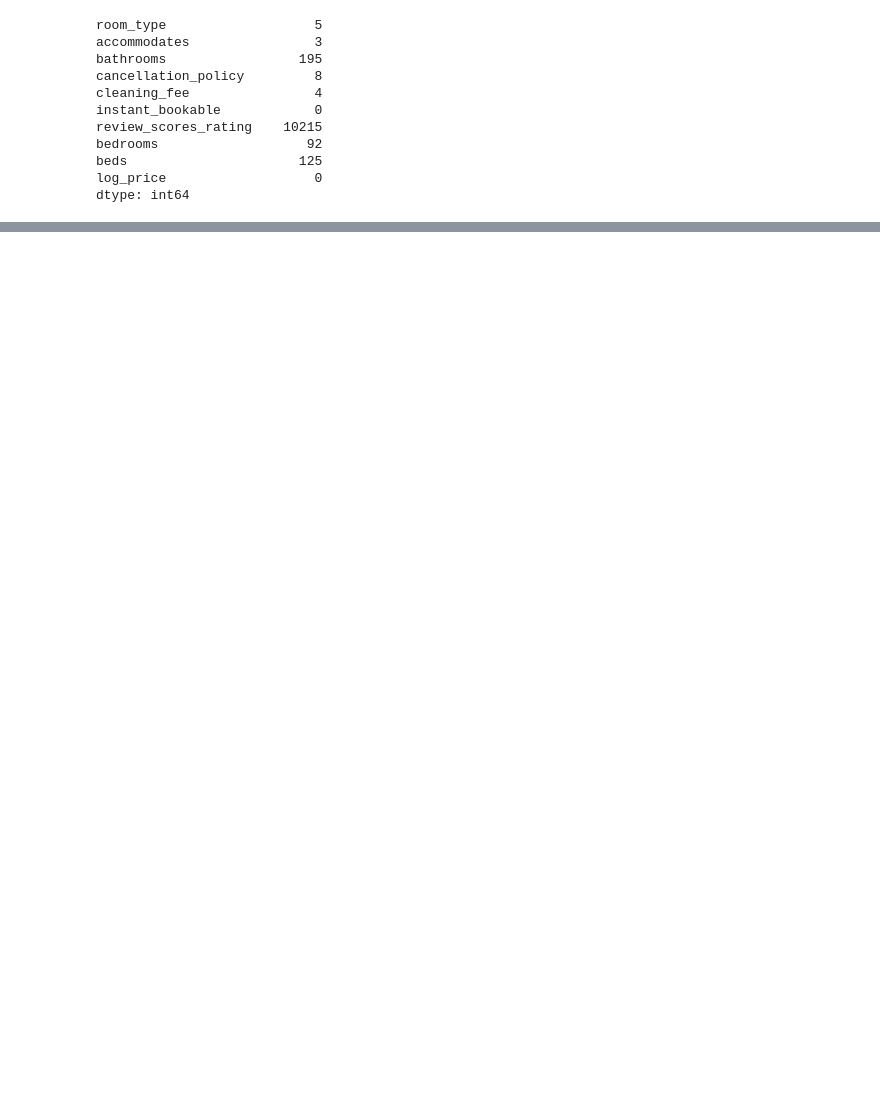
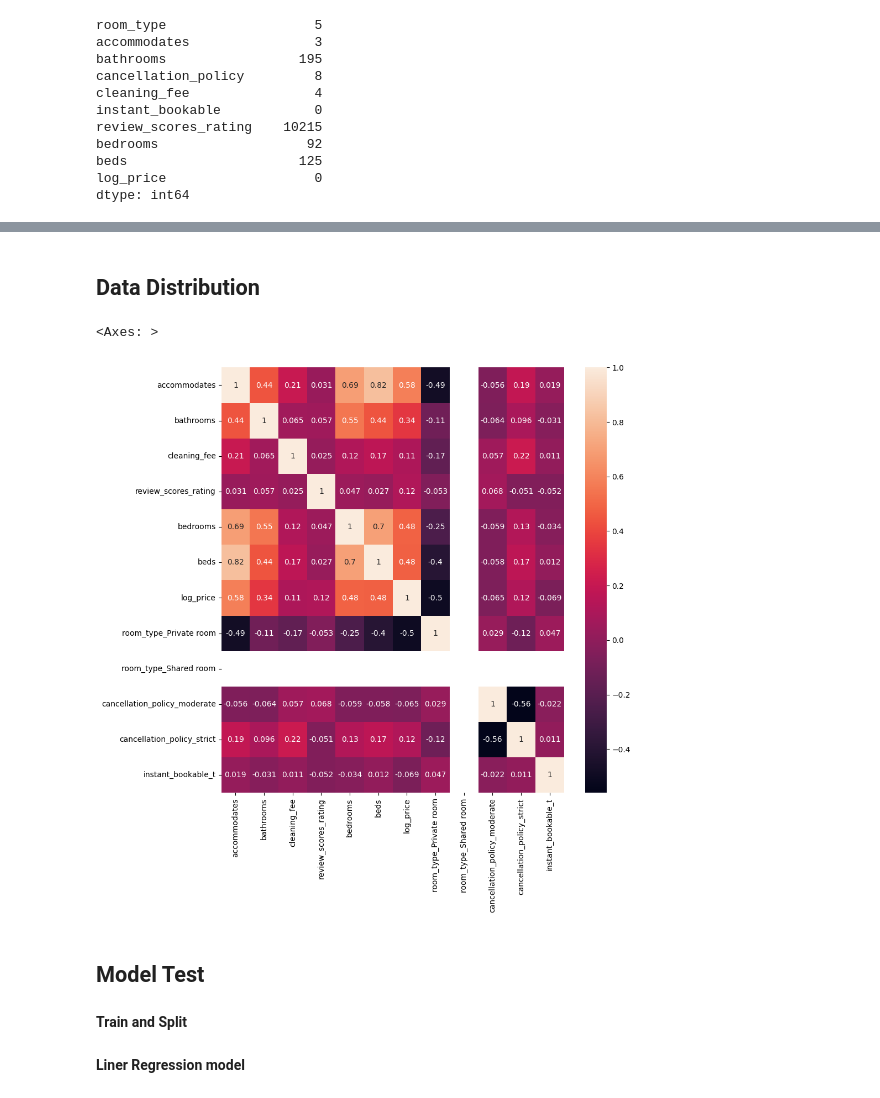
Before and after one commit to hanzla-mansuri/Exploring-Airbnb-Data, a Jupyter notebook: End to End Project.ipynb, the cells around one changed output, grey strips where cells are left out. Saved outputs shown, nothing was run; the diff lists cells and outputs as text; code cells hidden in the pictures; blank space fills up the shorter version.

```diff
--- a/End to End Project.ipynb
+++ b/End to End Project.ipynb
@@ -126,0 +364,32 @@ dtype: int64
+# %%
+for column in df_med_out.columns:
+
+    lr,ur=remove_outlier(df_med_out[column])
+
+
+    df_med_out[column]=np.where(df_med_out[column]>ur,ur,df_med_out[column])
+
+
+    df_med_out[column]=np.where(df_med_out[column]<lr,lr,df_med_out[column])
+# %%
+for column in df_knn_out.columns:
+
+    lr,ur=remove_outlier(df_knn_out[column])
+
+
+    df_knn_out[column]=np.where(df_knn_out[column]>ur,ur,df_knn_out[column])
+
+
+    df_knn_out[column]=np.where(df_knn_out[column]<lr,lr,df_knn_out[column])
+# %% [markdown]
+## Data Distribution
+# %%
+plt.figure(figsize=(10,10))
+sns.heatmap(df_knn_out.corr(),annot=True)
+# %% [output]
+<Axes: >
+[figure, added]
+# %% [markdown]
+## Model Test
+# %% [markdown]
+**Train and Split**
@@ -126,0 +404,2 @@ dtype: int64
+# %% [markdown]
+**Liner Regression model**
```
Also changed, not shown: parts of 48 cells of this notebook, 1 other file.
